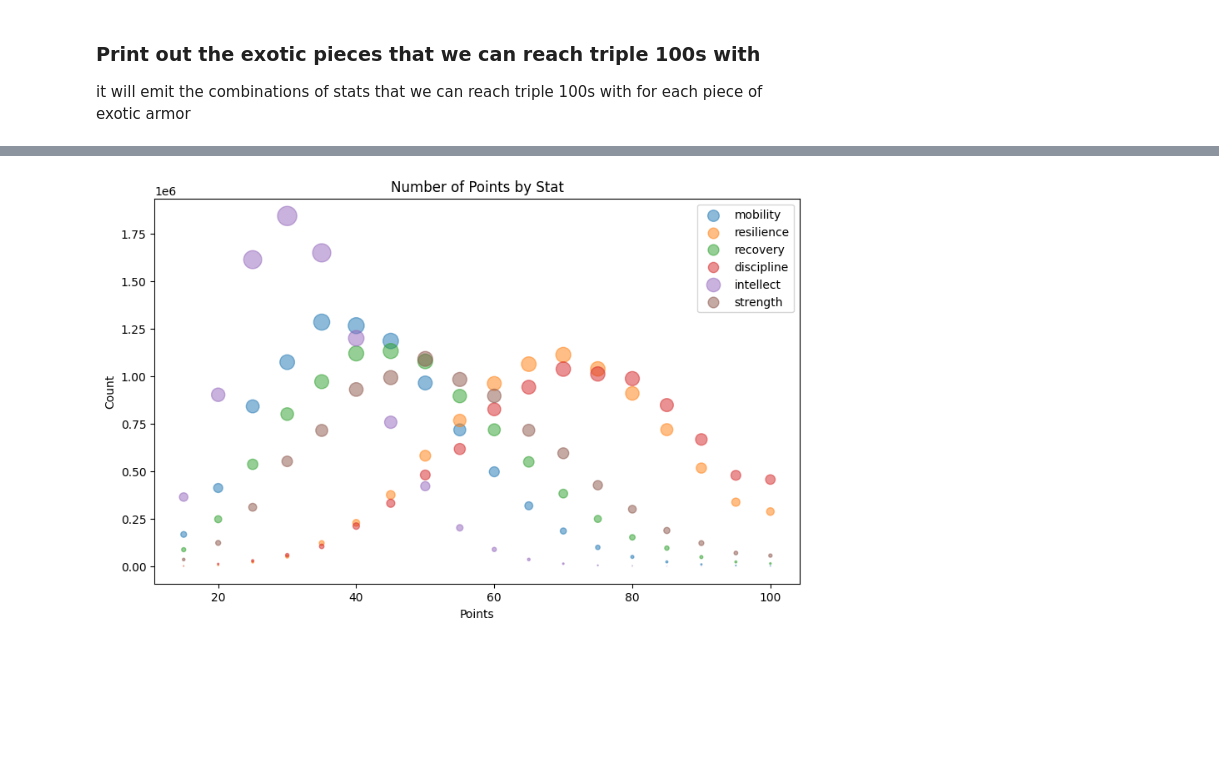
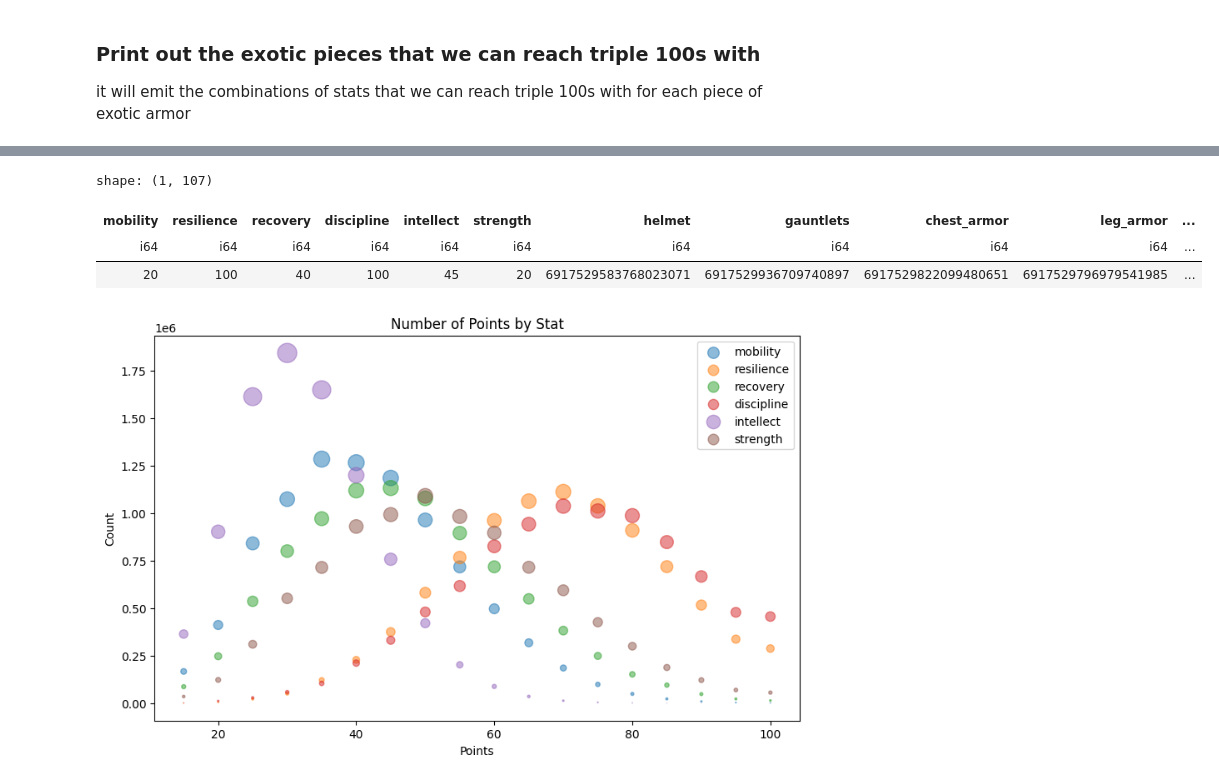
Before and after one commit to tednaleid/d2notebooks, a Jupyter notebook: d2armor.ipynb, the cells around one changed output, grey strips where cells are left out. Cells and saved outputs as stored; diff of their text form; code cells hidden in the pictures; blank space fills up the shorter version.

```diff
--- a/d2armor.ipynb
+++ b/d2armor.ipynb
@@ -663,0 +759,15 @@ Exotic: Crown of Tempests
+# %%
+row = eclipsed_outfits_df.filter(
+    (pl.col('exotic_hash') == exotic_hash)
+    & (pl.col('helmet') == helmet_id)
+    & (pl.col('chest_armor') == chest_id)
+    # & (pl.col('leg_armor') == leg_id)
+    & (pl.col('class_item') == class_item_id)
+).sort('weighted_resilience_discipline_intellect', descending=True)[0]
+
+row
+# %% [output]
+shape: (1, 107)
+| mobility | resilience | recovery | discipline | intellect | strength | helmet | gauntlets | chest_armor | leg_armor | ... |
+| i64 | i64 | i64 | i64 | i64 | i64 | i64 | i64 | i64 | i64 | ... |
+| 20 | 100 | 40 | 100 | 45 | 20 | 6917529583768023071 | 6917529936709740897 | 6917529822099480651 | 6917529796979541985 | ... |
```
Also changed, not shown: parts of 10 cells of this notebook.
